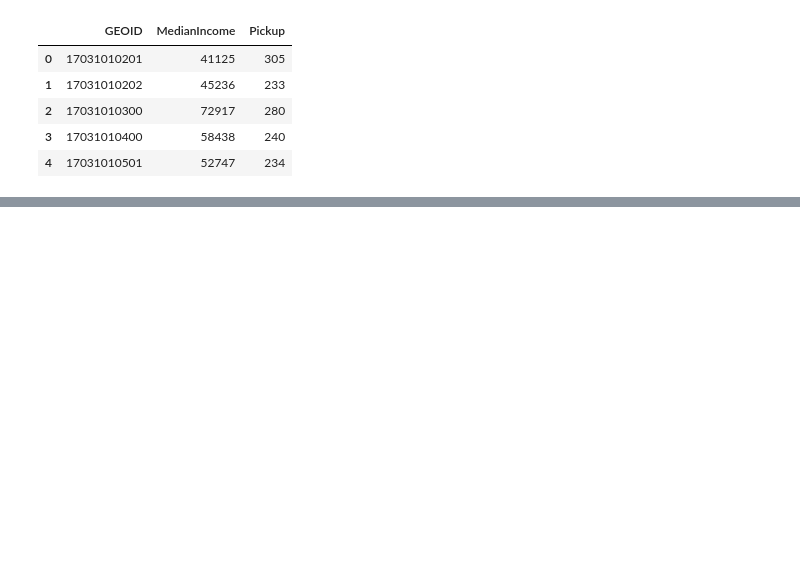
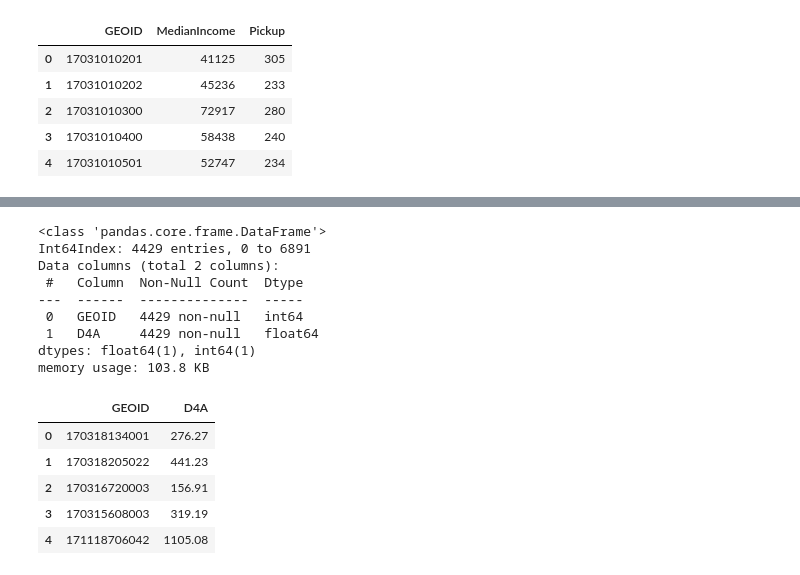
Before and after one commit to 2shakilrafi/MachineLearningCourse, a Jupyter notebook: Prototyping/prototype.ipynb, the cells around one changed output, grey strips where cells are left out. Cells and saved outputs as stored; diff of their text form; code cells hidden in the pictures; blank space fills up the shorter version.

```diff
--- a/Prototyping/prototype.ipynb
+++ b/Prototyping/prototype.ipynb
@@ -339,0 +373,5 @@ more_data.info
+# %%
+d4a = d4a[d4a["D4A"] >= 0]
+# %%
+d4a = d4a.astype({"GEOID": "int"})
+pickup_data = pickup_data.astype({"GEOID":"int"})
@@ -339,0 +400,19 @@ more_data.info
+# %%
+d4a.info()
+d4a.head()
+# %% [output]
+<class 'pandas.core.frame.DataFrame'>
+Int64Index: 4429 entries, 0 to 6891
+Data columns (total 2 columns):
+ #   Column  Non-Null Count  Dtype
+---  ------  --------------  -----
+ 0   GEOID   4429 non-null   int64
+ 1   D4A     4429 non-null   float64
+dtypes: float64(1), int64(1)
+memory usage: 103.8 KB
+|  | GEOID | D4A |
+| 0 | 170318134001 | 276.27 |
+| 1 | 170318205022 | 441.23 |
+| 2 | 170316720003 | 156.91 |
+| 3 | 170315608003 | 319.19 |
+| 4 | 171118706042 | 1105.08 |
```
Also changed, not shown: parts of 15 cells of this notebook, 3 other files.
